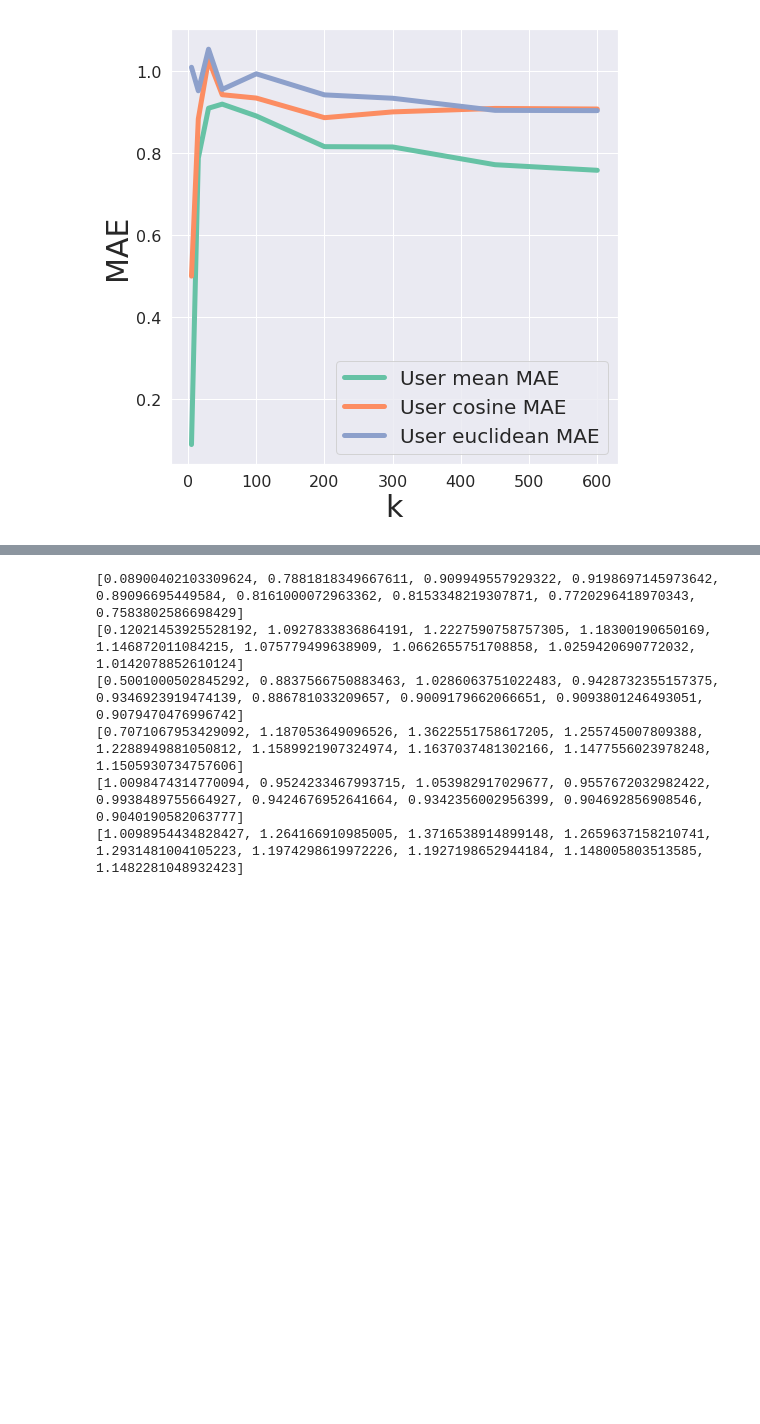
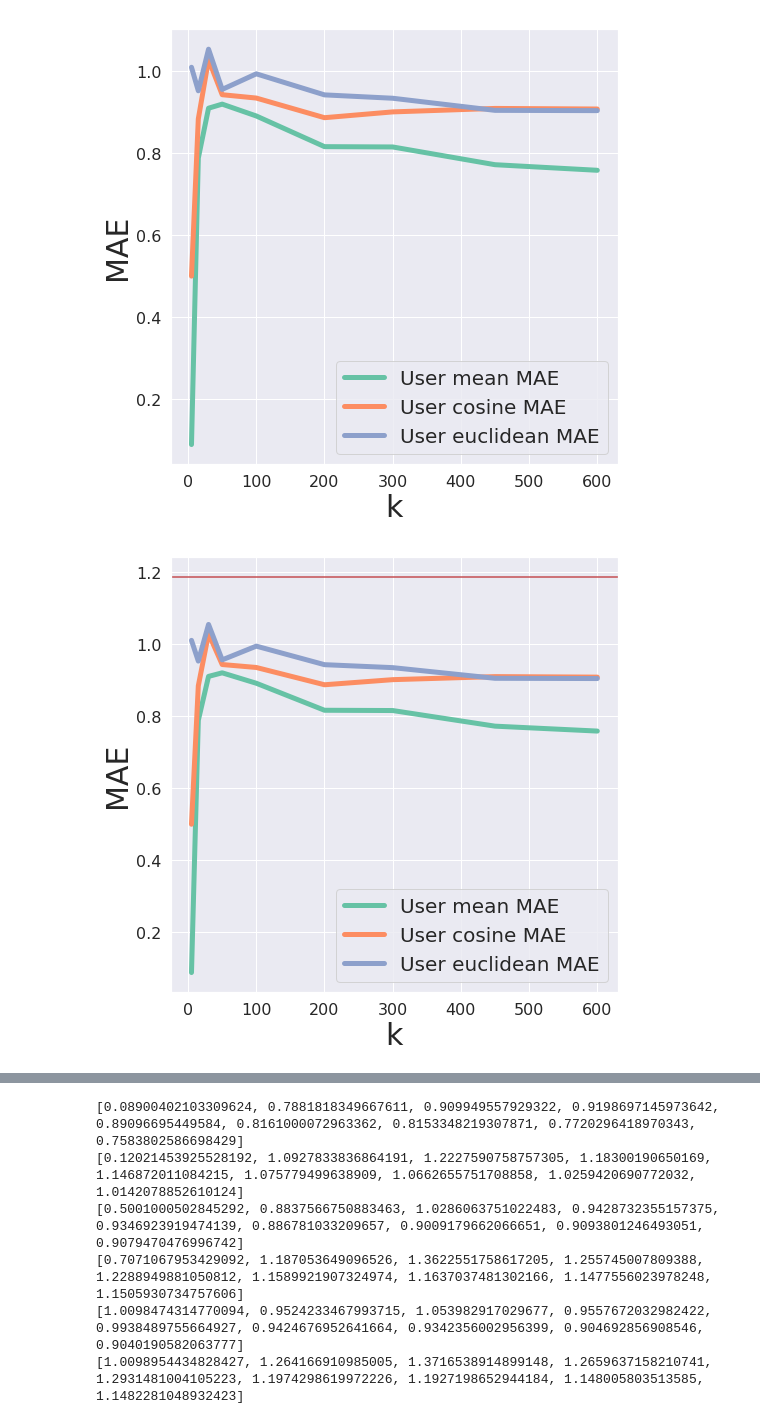
Before and after one commit to dzuhyoosg/Movie-Recommendation-System-2, a Jupyter notebook: MRS.ipynb, the cells around one changed output, grey strips where cells are left out. Saved outputs shown, nothing was run; the diff lists cells and outputs as text; code cells hidden in the pictures; blank space fills up the shorter version.

```diff
--- a/MRS.ipynb
+++ b/MRS.ipynb
@@ -447,6 +447,20 @@ plt.xlabel('k', fontsize=30);
 plt.ylabel('MAE', fontsize=30);
 # %% [output]
 [figure]
+# %%
+pal = sns.color_palette("Set2", 4)
+plt.figure(figsize=(8, 8))
+plt.plot(k_array, user_mean_MAE, c=pal[0], label='User mean MAE', linewidth=5)
+plt.plot(k_array, user_cosine_MAE, c=pal[1], label='User cosine MAE', linewidth=5)
+plt.plot(k_array, user_euc_MAE, c=pal[2], label='User euclidean MAE', linewidth=5)
+plt.axhline(y=1.185, color='r', linestyle='-')
+plt.legend(loc='best', fontsize=20)
+plt.xticks(fontsize=16);
+plt.yticks(fontsize=16);
+plt.xlabel('k', fontsize=30);
+plt.ylabel('MAE', fontsize=30);
+# %% [output]
+[figure, added]
 # %%
 sns.set()
 
```
Also changed, not shown: parts of 3 cells of this notebook.
